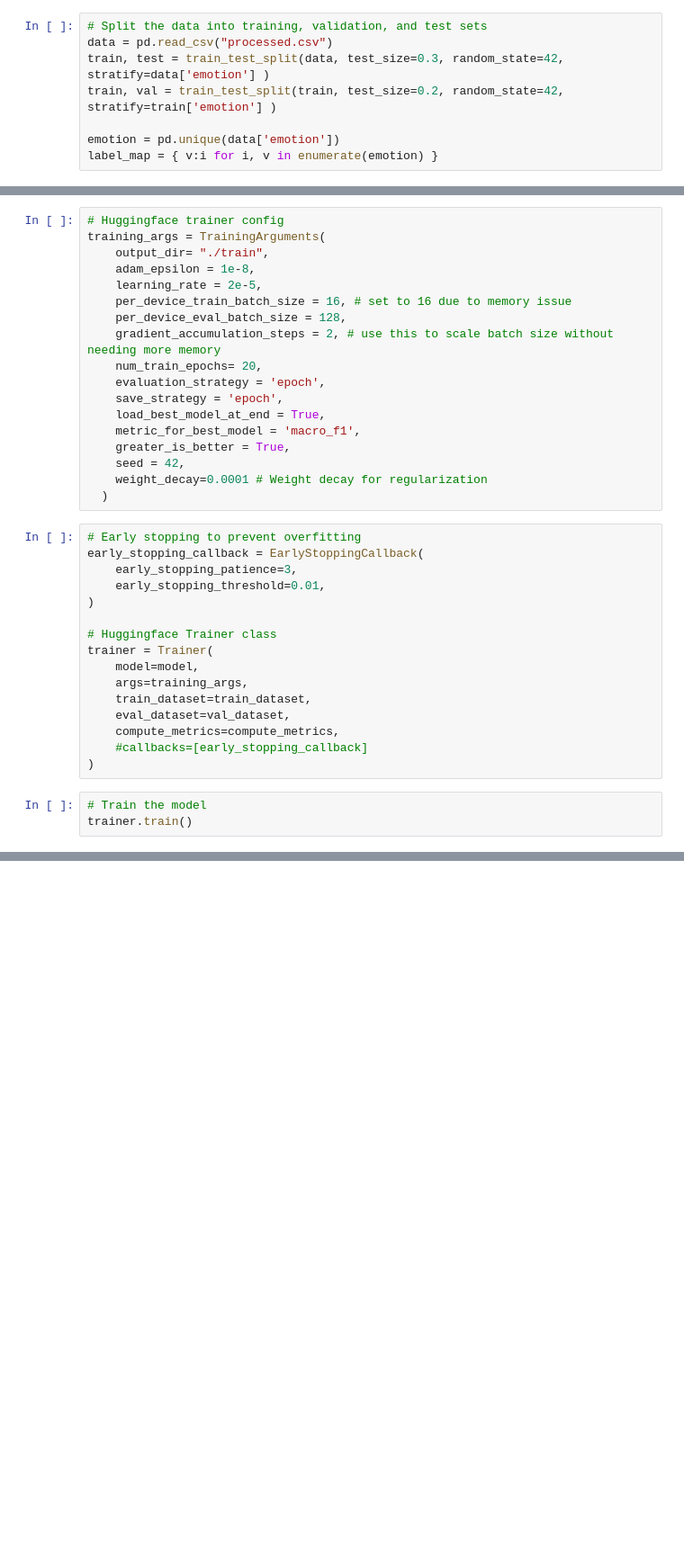
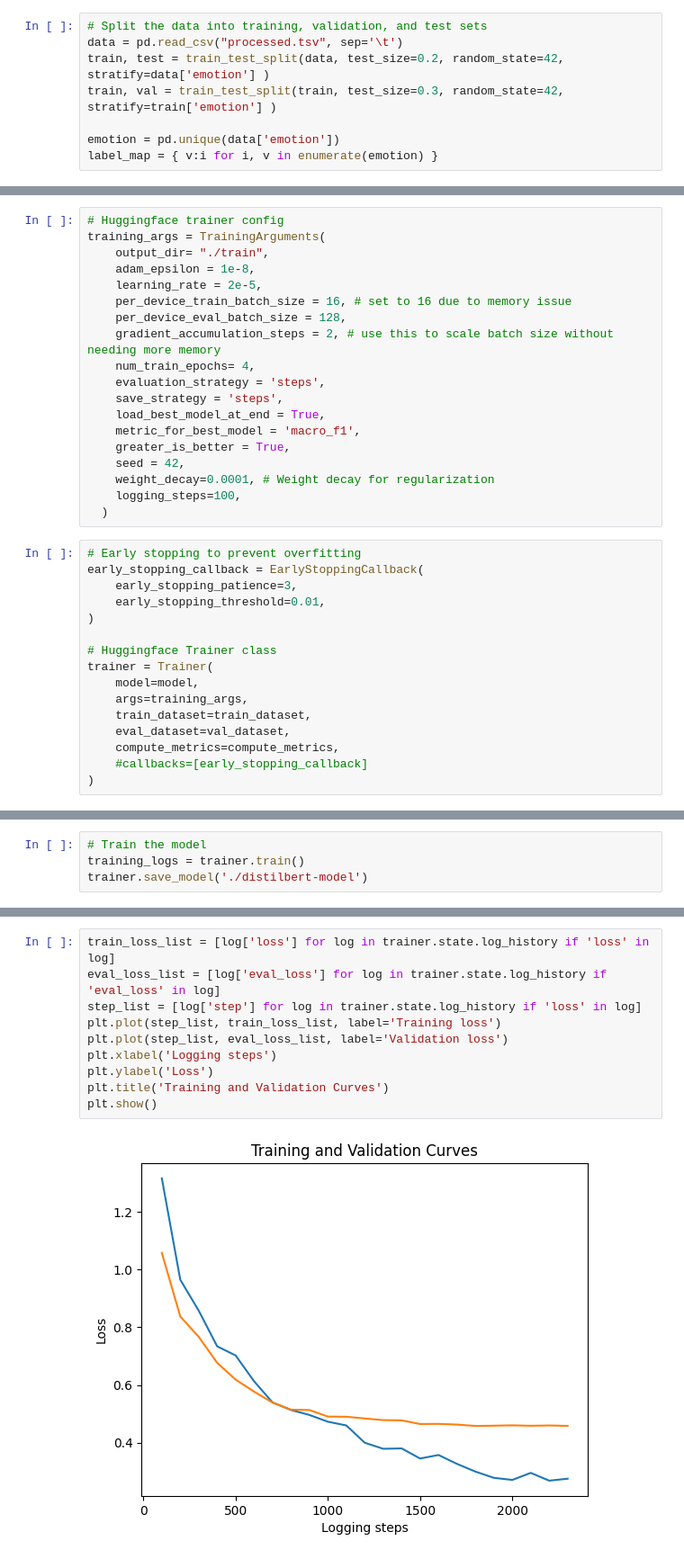
Before and after one commit to congyoua/CSC413Final, a Jupyter notebook: model.ipynb, the cells around one changed output, grey strips where cells are left out. Shown at 90% size. Drawn from its saved outputs; the diff is of its cells as text; blank space fills up the shorter version.

Commit message:
Added evaluation

```diff
--- a/model.ipynb
+++ b/model.ipynb
@@ -12,8 +15,8 @@ import torch.nn.functional as F
 # %%
 # Split the data into training, validation, and test sets
-data = pd.read_csv("processed.csv")
-train, test = train_test_split(data, test_size=0.3, random_state=42, stratify=data['emotion'] )
-train, val = train_test_split(train, test_size=0.2, random_state=42, stratify=train['emotion'] )
+data = pd.read_csv("processed.tsv", sep='\t')
+train, test = train_test_split(data, test_size=0.2, random_state=42, stratify=data['emotion'] )
+train, val = train_test_split(train, test_size=0.3, random_state=42, stratify=train['emotion'] )
 
 emotion = pd.unique(data['emotion'])
 label_map = { v:i for i, v in enumerate(emotion) }
@@ -172,14 +181,15 @@ training_args = TrainingArguments(
     per_device_train_batch_size = 16, # set to 16 due to memory issue
     per_device_eval_batch_size = 128,
     gradient_accumulation_steps = 2, # use this to scale batch size without needing more memory
-    num_train_epochs= 20,
-    evaluation_strategy = 'epoch',
-    save_strategy = 'epoch',
+    num_train_epochs= 4,
+    evaluation_strategy = 'steps',
+    save_strategy = 'steps',
     load_best_model_at_end = True,
     metric_for_best_model = 'macro_f1',
     greater_is_better = True,
     seed = 42,
-    weight_decay=0.0001 # Weight decay for regularization
+    weight_decay=0.0001, # Weight decay for regularization
+    logging_steps=100,
   )
 # %%
 # Early stopping to prevent overfitting
@@ -197,6 +207,3 @@ trainer = Trainer(
     compute_metrics=compute_metrics,
     #callbacks=[early_stopping_callback]
 )
-# %%
-# Train the model
-trainer.train()
@@ -212,0 +210,4 @@ KeyboardInterrupt:
+# %%
+# Train the model
+training_logs = trainer.train()
+trainer.save_model('./distilbert-model')
@@ -212,0 +235,12 @@ KeyboardInterrupt:
+# %%
+train_loss_list = [log['loss'] for log in trainer.state.log_history if 'loss' in log]
+eval_loss_list = [log['eval_loss'] for log in trainer.state.log_history if 'eval_loss' in log]
+step_list = [log['step'] for log in trainer.state.log_history if 'loss' in log]
+plt.plot(step_list, train_loss_list, label='Training loss')
+plt.plot(step_list, eval_loss_list, label='Validation loss')
+plt.xlabel('Logging steps')
+plt.ylabel('Loss')
+plt.title('Training and Validation Curves')
+plt.show()
+# %% [output]
+[figure, added]
```
Also changed, not shown: parts of 13 cells of this notebook.
